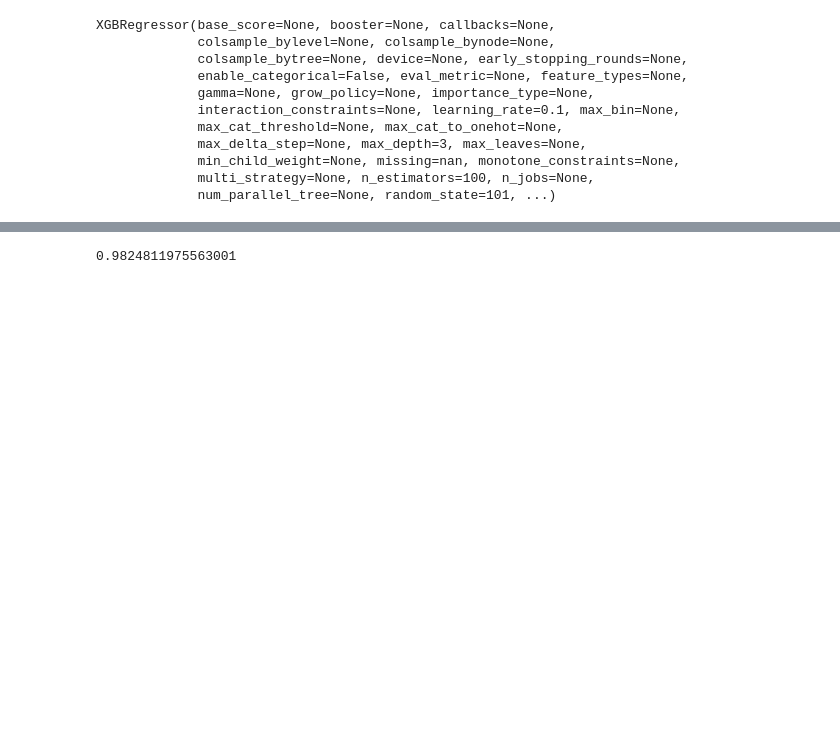
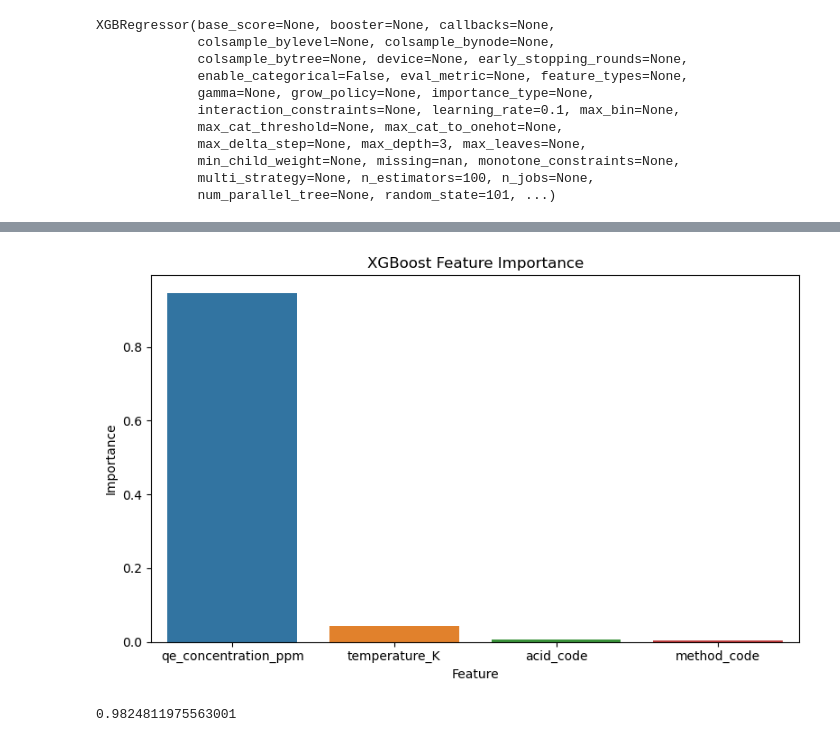
Before and after one commit to golafshani1985/ai-corrosion-quince, a Jupyter notebook: notebooks/01_baseline_model.ipynb, the cells around one changed output, grey strips where cells are left out. Cells and saved outputs as stored; diff of their text form; code cells hidden in the pictures; blank space fills up the shorter version.

Commit message:
Add XGBoost feature importance analysis

```diff
--- a/notebooks/01_baseline_model.ipynb
+++ b/notebooks/01_baseline_model.ipynb
@@ -199,3 +199,6 @@ XGBRegressor(base_score=None, booster=None, callbacks=None,
              num_parallel_tree=None, random_state=101, ...)
 # %%
 pred_xgb=xgb.predict(X_test)
+# %%
+xgb_feature_importance=pd.DataFrame({"feature":X.columns,"importance":xgb.feature_importances_})
+xgb_feature_importance=xgb_feature_importance.sort_values(by="importance",ascending=False)
@@ -202,3 +213,15 @@ pred_xgb=xgb.predict(X_test)
+# %%
+plt.figure(figsize=(8, 5))
+sns.barplot(data=xgb_feature_importance,x="feature",y="importance")
+plt.xlabel("Feature")
+plt.ylabel("Importance")
+plt.title("XGBoost Feature Importance")
+plt.xticks
+plt.tight_layout()
+plt.savefig("../reports/xgboost_feature_importance.png", dpi=300, bbox_inches="tight")
+plt.show()
+# %% [output]
+[figure, added]
 # %%
 xgb.score(X_test,y_test)
 # %% [output]
```
Also changed, not shown: parts of 9 cells of this notebook, 1 other file.
